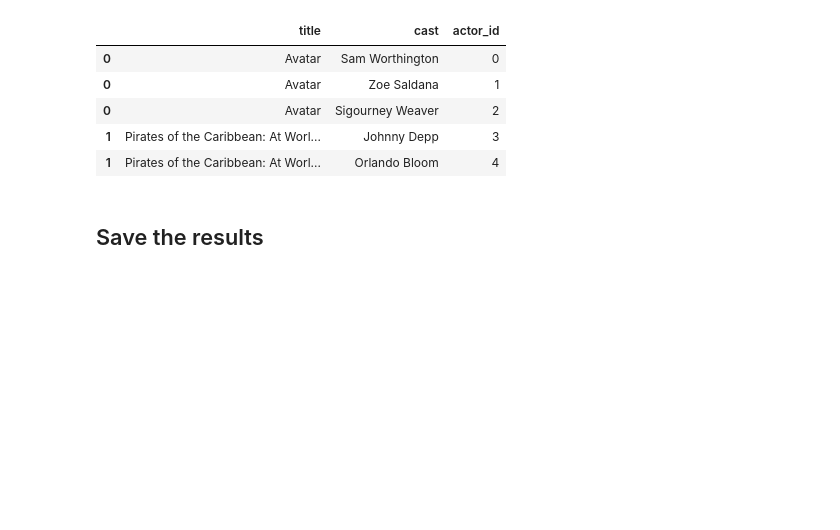
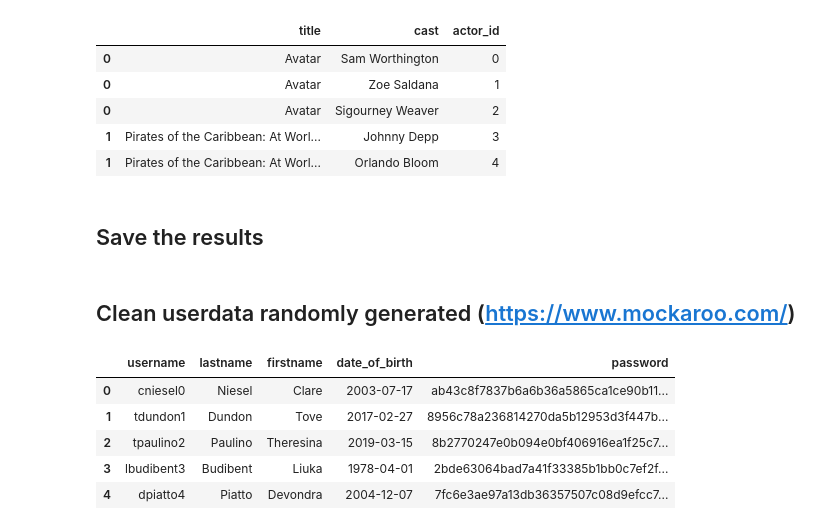
Before and after one commit to python-data-science-2026/Movie-Recommendation-System, a Jupyter notebook: notebooks/Movies_Processing.ipynb, the cells around one changed output. Drawn from its saved outputs; the diff is of its cells as text; code cells hidden in the pictures; blank space fills up the shorter version.

```diff
--- a/notebooks/Movies_Processing.ipynb
+++ b/notebooks/Movies_Processing.ipynb
@@ -210,3 +231,15 @@ movies_actors_df.to_csv("../data/movies_actors.csv", index=False)
 movies_genre_df = movies_genre_df.reset_index(names="movie_id").drop(["title","genres"],axis=1)
 # %%
 movies_genre_df.to_csv("../data/movies_genres.csv", index=False)
+# %% [markdown]
+## Clean userdata randomly generated (https://www.mockaroo.com/)
+# %%
+users_df = pd.read_csv("../data/users.csv")
+users_df.head()
+# %% [output]
+|  | username | lastname | firstname | date_of_birth | password |
+| 0 | cniesel0 | Niesel | Clare | 2003-07-17 | ab43c8f7837b6a6b36a5865ca1ce90b11... |
+| 1 | tdundon1 | Dundon | Tove | 2017-02-27 | 8956c78a236814270da5b12953d3f447b... |
+| 2 | tpaulino2 | Paulino | Theresina | 2019-03-15 | 8b2770247e0b094e0bf406916ea1f25c7... |
+| 3 | lbudibent3 | Budibent | Liuka | 1978-04-01 | 2bde63064bad7a41f33385b1bb0c7ef2f... |
+| 4 | dpiatto4 | Piatto | Devondra | 2004-12-07 | 7fc6e3ae97a13db36357507c08d9efcc7... |
```
Also changed, not shown: parts of 25 cells of this notebook, 1 other file.
